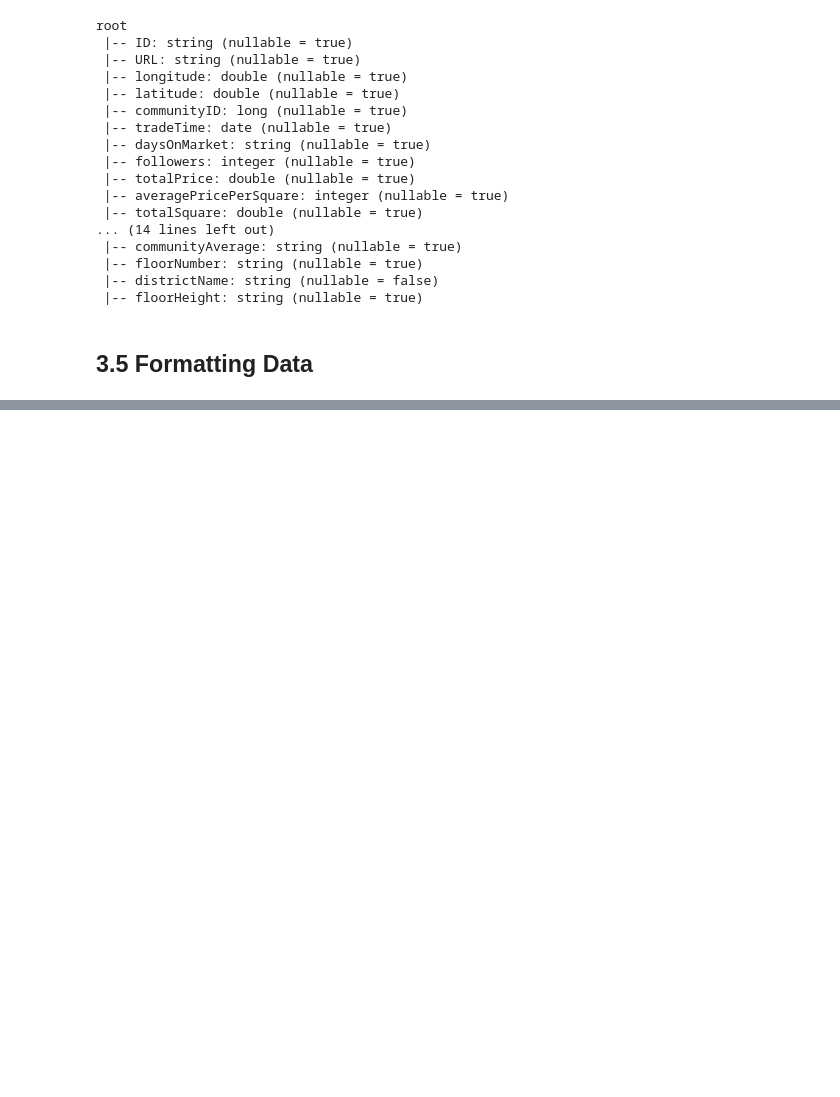
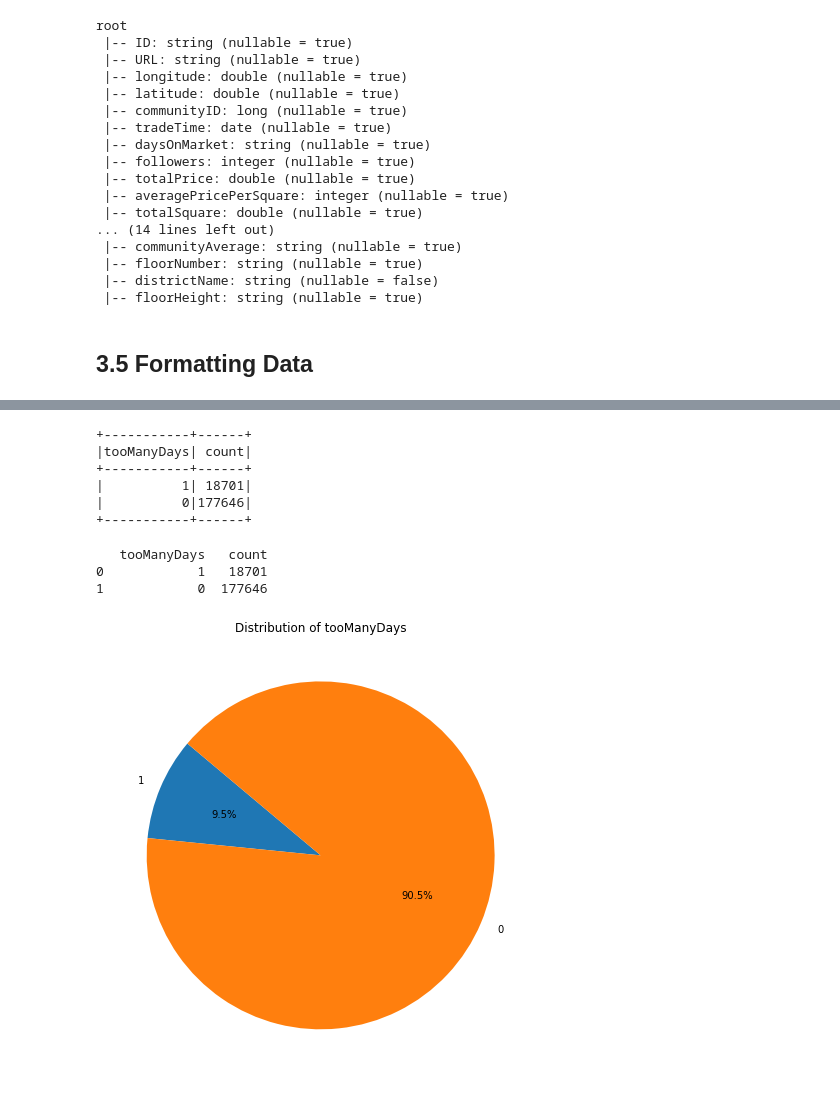
Before and after one commit to YuanhangHou/aws-instance-duplicate, a Jupyter notebook: ITERATION 4 BDAS.ipynb, the cells around one changed output, grey strips where cells are left out. Cells and saved outputs as stored; diff of their text form; code cells hidden in the pictures; blank space fills up the shorter version.

```diff
--- a/ITERATION 4 BDAS.ipynb
+++ b/ITERATION 4 BDAS.ipynb
@@ -547,0 +692,14 @@ root
+# %%
+# List of columns to be cast to integer
+columns_to_cast = ['totalPrice', 'totalSquare', 'bedroom', 'livingRoom', 'bathRoom',
+                   'buildingType', 'constructionTime', 'fiveYearsProperty', 'subwayAccess', 'communityAverage', 'floorNumber']
+
+# Iterate over the columns and cast each one to integer
+for column in columns_to_cast:
+    df = df.withColumn(column, col(column).cast('int'))
+
+# Show the result to verify the changes
+df.select(columns_to_cast).show(10)
+
+# Print schema to verify the DataFrame structure
+df.printSchema()
@@ -547,0 +728,9 @@ root
+# %%
+#drop irrelevant attributes
+# List of columns to drop
+columns_to_drop = ['URL', 'ID', 'longitude', 'latitude', 'communityID', 'tradeTime', 'floor', 'districtName', 'floorHeight']
+
+# Drop the specified columns
+df = df.drop(*columns_to_drop)
+
+df.printSchema()
@@ -547,0 +755,32 @@ root
+# %%
+#pie chart of current tooManyDays
+# calculate how many 1s and 0s
+tooManyDays_counts = df.groupBy("tooManyDays").agg(F.count("tooManyDays").alias("count"))
+
+
+tooManyDays_counts.show()
+
+# convert to Pandas DataFrame
+tooManyDays_counts_pd = tooManyDays_counts.toPandas()
+
+
+print(tooManyDays_counts_pd)
+
+
+plt.figure(figsize=(8, 8))
+plt.pie(tooManyDays_counts_pd['count'], labels=tooManyDays_counts_pd['tooManyDays'], autopct='%1.1f%%', startangle=140)
+
+# Customize the plot
+plt.title('Distribution of tooManyDays')
+plt.show()
+# %% [output]
++-----------+------+
+|tooManyDays| count|
++-----------+------+
+|          1| 18701|
+|          0|177646|
++-----------+------+
+   tooManyDays   count
+0            1   18701
+1            0  177646
+[figure, added]
```
Also changed, not shown: parts of 37 cells of this notebook.
